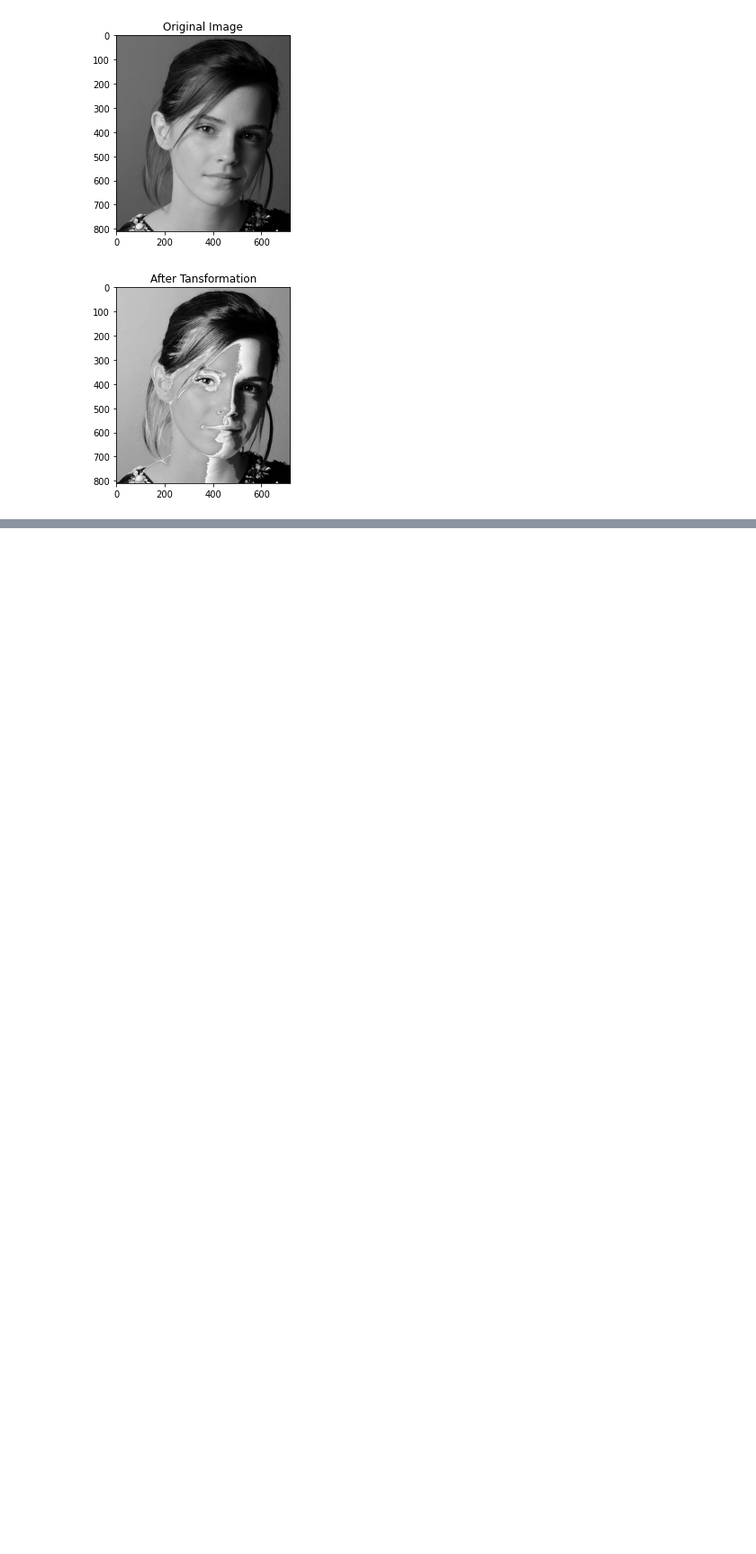
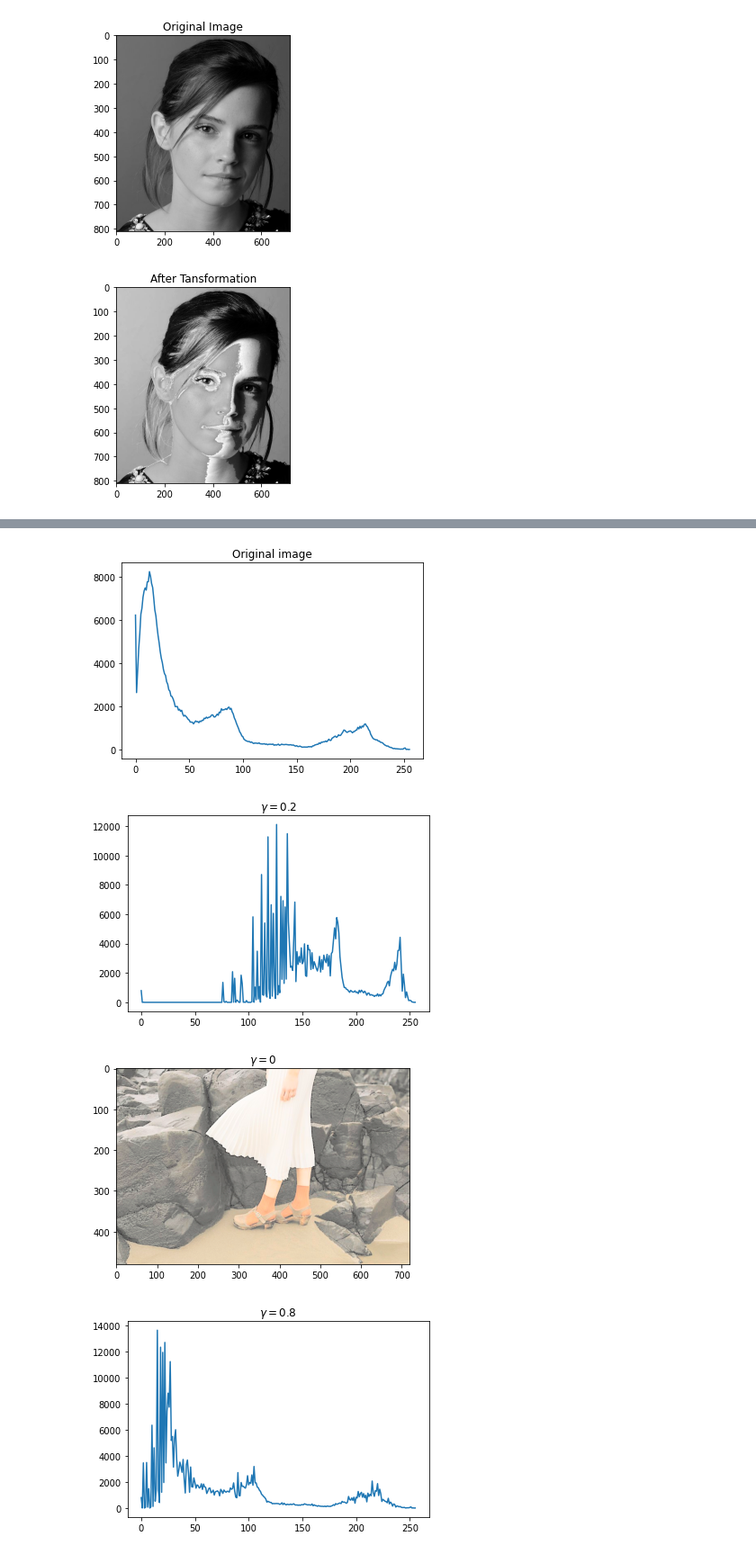
Before and after one commit to Lahiru-Sanjaya-Lankagama/Image-Processing, a Jupyter notebook: Assignment-1.ipynb, the cells around one changed output, grey strips where cells are left out. Shown at 90% size. Saved outputs shown, nothing was run; the diff lists cells and outputs as text; code cells hidden in the pictures; blank space fills up the shorter version.

```diff
--- a/Assignment-1.ipynb
+++ b/Assignment-1.ipynb
@@ -121,0 +122,43 @@ plt.show()
+# %%
+import numpy as np
+import cv2 as cv
+import matplotlib.pyplot as plt
+
+f = cv.imread(r"C:\Users\Lahiru Sanjaya\Desktop\image_Ass\highlights_and_shadows.jpg", cv.IMREAD_COLOR)
+assert f is not None
+Lab = cv.cvtColor(f, cv.COLOR_BGR2LAB)
+
+L, a, b = cv.split(Lab)
+gamma = [0.2 , 0.8, 1, 1.7, 3]
+hist_f = cv.calcHist([f], [0], None, [256], [0,256])
+
+fig, ax = plt.subplots()
+ax.plot(hist_f)
+plt.title("Original image")
+
+for i in range (0,5):
+    t = np.array([(p/255.0)**gamma[i]*(255.0) for p in L]).astype(np.uint8)
+    newLab = cv.merge([t,a,b])
+    newf = cv.cvtColor(newLab, cv.COLOR_LAB2BGR)
+    hist_newf = cv.calcHist([newf], [0], None, [256], [0,256])
+
+    fig, ax = plt.subplots()
+    ax.plot(hist_newf)
+    plt.title("$\gamma = $"+ str(gamma[i]))
+
+    img = cv.cvtColor(newf, cv.COLOR_BGR2RGB)
+    fig, ax = plt.subplots()
+    plt.title("$\gamma = $"+ str(i))
+    ax.imshow(img)
+    plt.show()
+
+
+    cv.namedWindow("Image",cv.WINDOW_AUTOSIZE)
+    cv.imshow("Image", newf)
+    cv.waitKey(0)
+    cv.destroyAllWindows()
+# %% [output]
+[figure, added]
+[figure, added]
+[figure, added]
+[figure, added]
```
Also changed, not shown: parts of 4 cells of this notebook.
